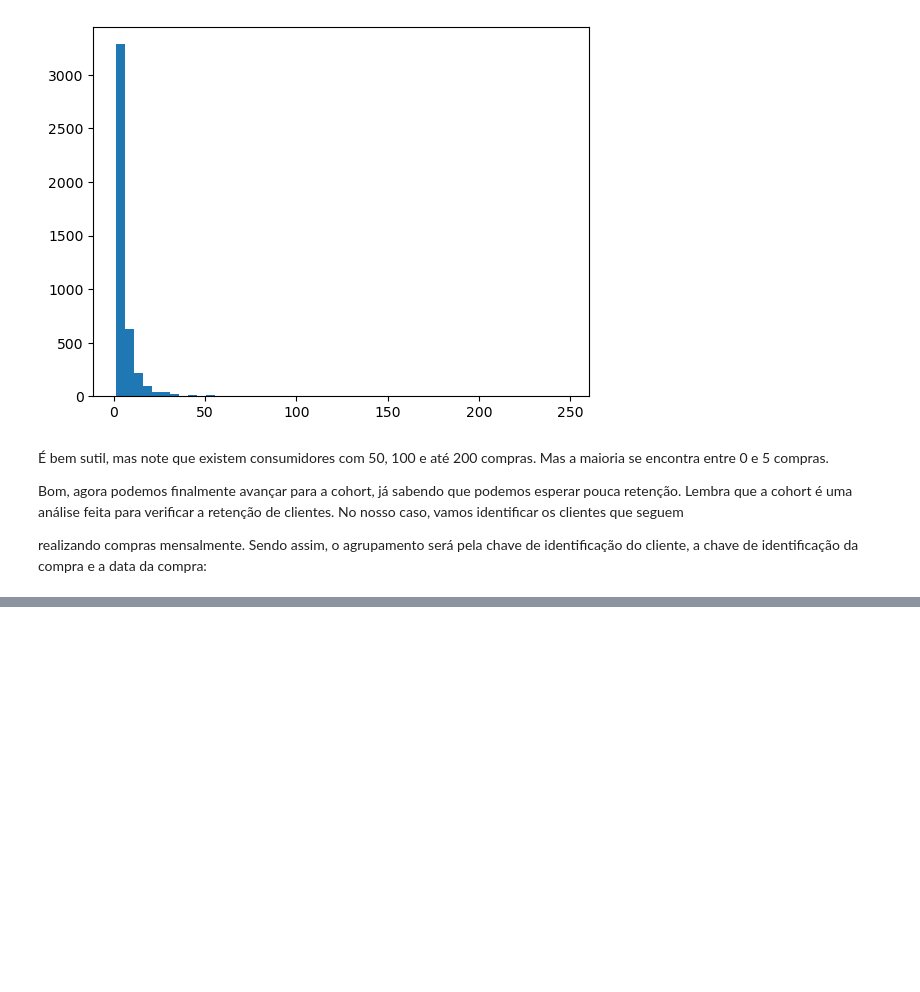
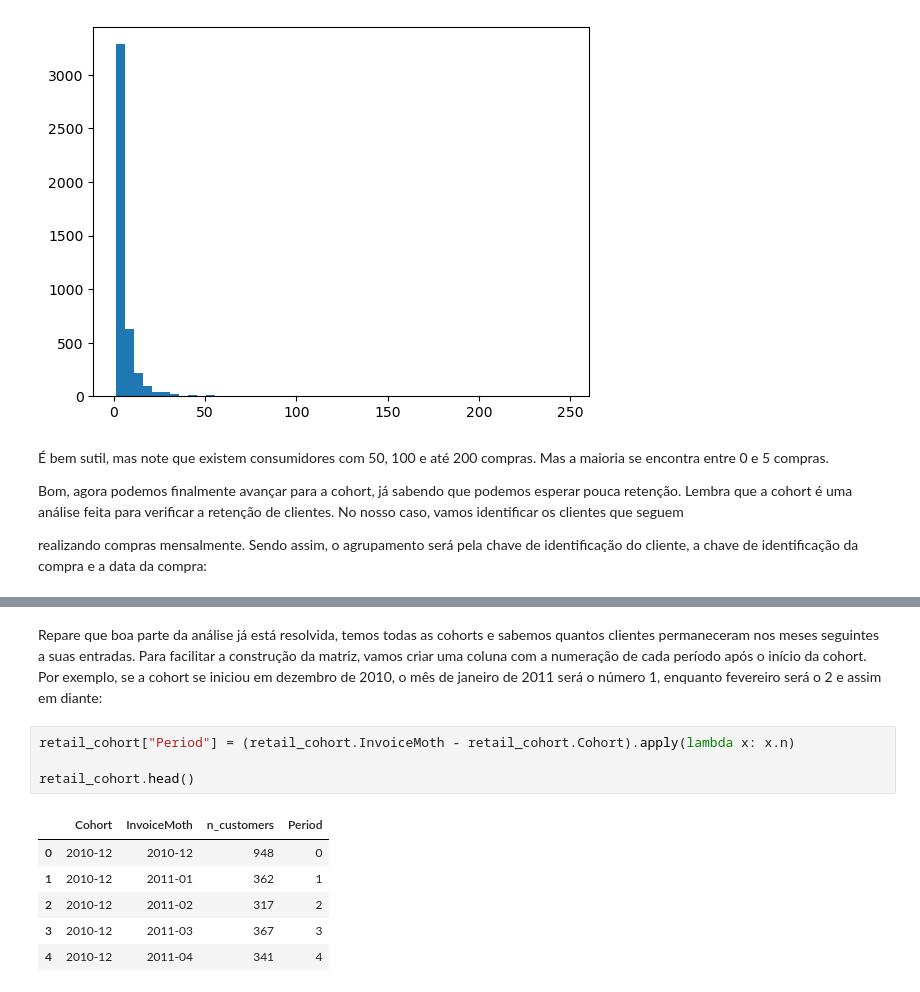
Before and after one commit to alencargthiago/Python_exercises, a Jupyter notebook: Analise_exploratoria/análise_cohort.ipynb, the cells around one changed output, grey strips where cells are left out. Drawn from its saved outputs; the diff is of its cells as text; blank space fills up the shorter version.

```diff
--- a/Analise_exploratoria/análise_cohort.ipynb
+++ b/Analise_exploratoria/análise_cohort.ipynb
@@ -122,0 +154,13 @@ realizando compras mensalmente. Sendo assim, o agrupamento será pela chave de i
+# %% [markdown]
+Repare que boa parte da análise já está resolvida, temos todas as cohorts e sabemos quantos clientes permaneceram nos meses seguintes a suas entradas. Para facilitar a construção da matriz, vamos criar uma coluna com a numeração de cada período após o início da cohort. Por exemplo, se a cohort se iniciou em dezembro de 2010, o mês de janeiro de 2011 será o número 1, enquanto fevereiro será o 2 e assim em diante:
+# %%
+retail_cohort["Period"] = (retail_cohort.InvoiceMoth - retail_cohort.Cohort).apply(lambda x: x.n)
+
+retail_cohort.head()
+# %% [output]
+|  | Cohort | InvoiceMoth | n_customers | Period |
+| 0 | 2010-12 | 2010-12 | 948 | 0 |
+| 1 | 2010-12 | 2011-01 | 362 | 1 |
+| 2 | 2010-12 | 2011-02 | 317 | 2 |
+| 3 | 2010-12 | 2011-03 | 367 | 3 |
+| 4 | 2010-12 | 2011-04 | 341 | 4 |
```
Also changed, not shown: parts of 19 cells of this notebook.
